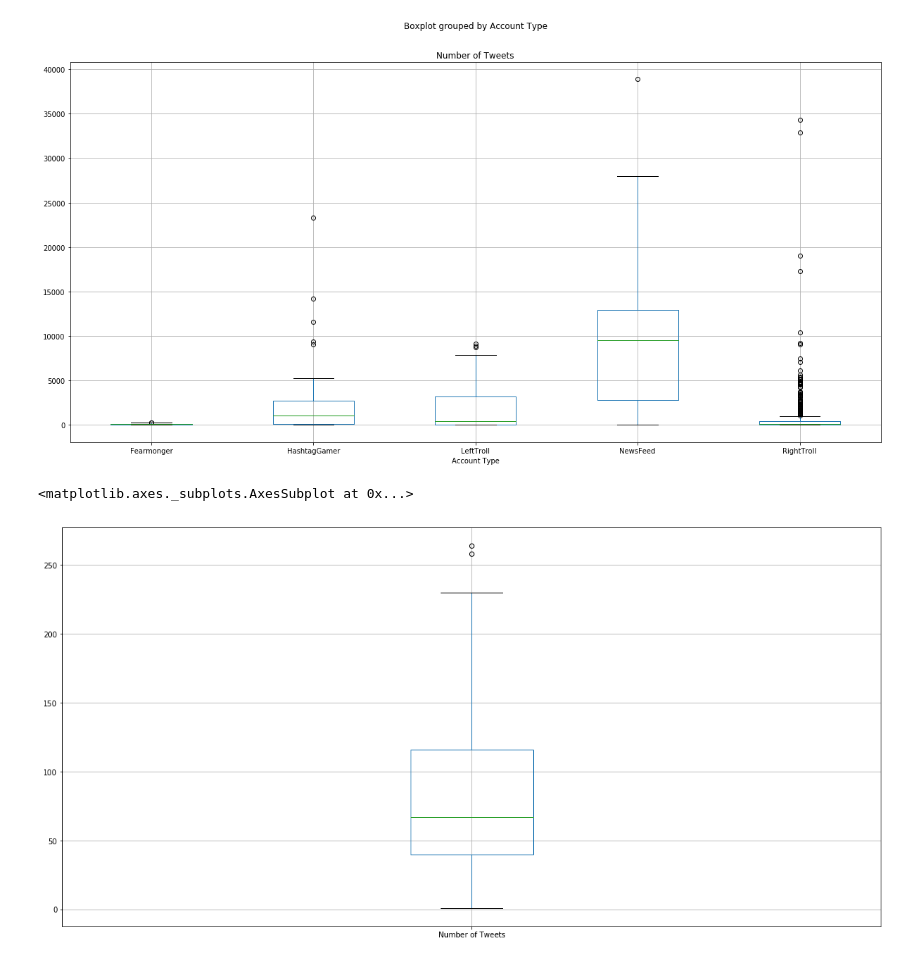
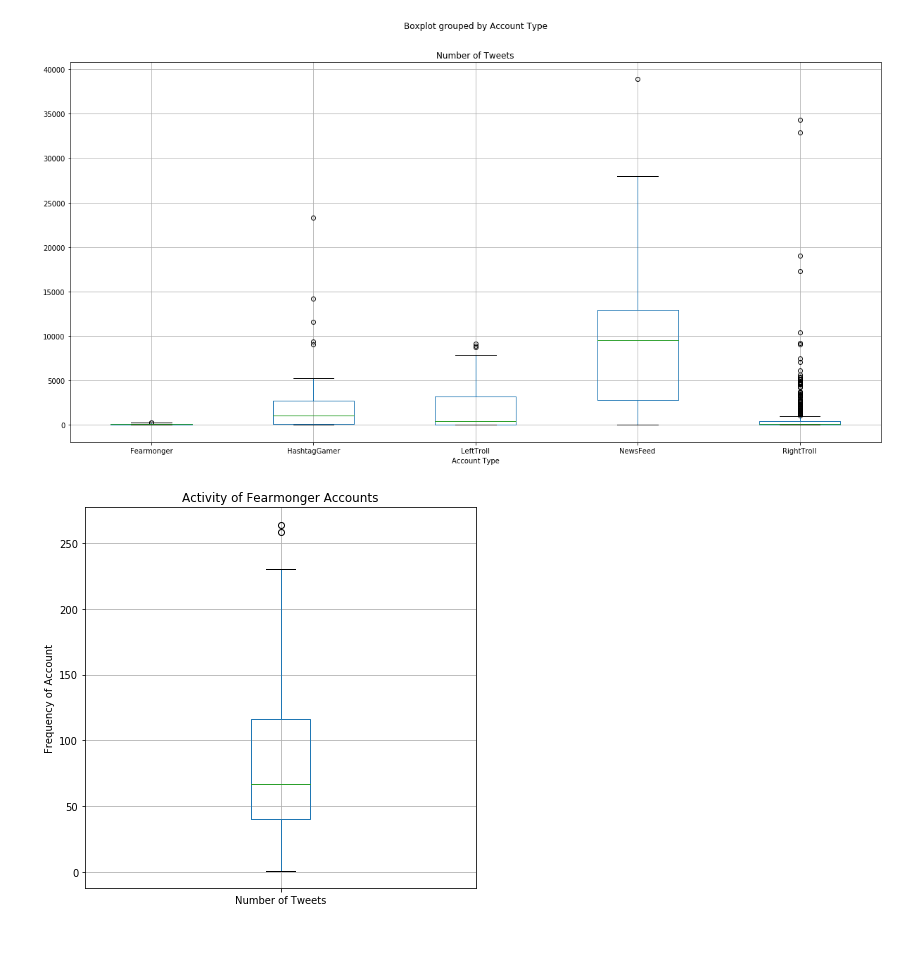
Before and after one commit to JGohl/TeamHashtag, a Jupyter notebook: AJZ Proj1 Analysis.ipynb, the cells around one changed output. Cells and saved outputs as stored; diff of their text form; code cells hidden in the pictures.

Commit message:
AJZ Figures and Code
Added Figures and updated my code

```diff
--- a/AJZ Proj1 Analysis.ipynb
+++ b/AJZ Proj1 Analysis.ipynb
@@ -185,7 +182,10 @@ df_box.boxplot("Number of Tweets", by="Account Type", figsize=(20, 10))
 [figure]
 # %%
 # Create a boxplot to compare means
-df_box.loc[df_box['Account Type'] == 'Fearmonger'].boxplot("Number of Tweets", figsize=(20, 10))
+boxplot = df_box.loc[df_box['Account Type'] == 'Fearmonger'].boxplot("Number of Tweets", figsize=(7, 7))
+boxplot.set_title('Activity of Fearmonger Accounts')
+boxplot.set_ylabel('Frequency of Account')
+fig2 = boxplot.get_figure()
+fig2.savefig("Fearmonger Boxplot.png", bbox_inches='tight')
 # %% [output]
-<matplotlib.axes._subplots.AxesSubplot at 0x...>
-[figure, old version]
+[figure, new version]
```
Also changed, not shown: parts of 8 cells of this notebook, 3 other files.
